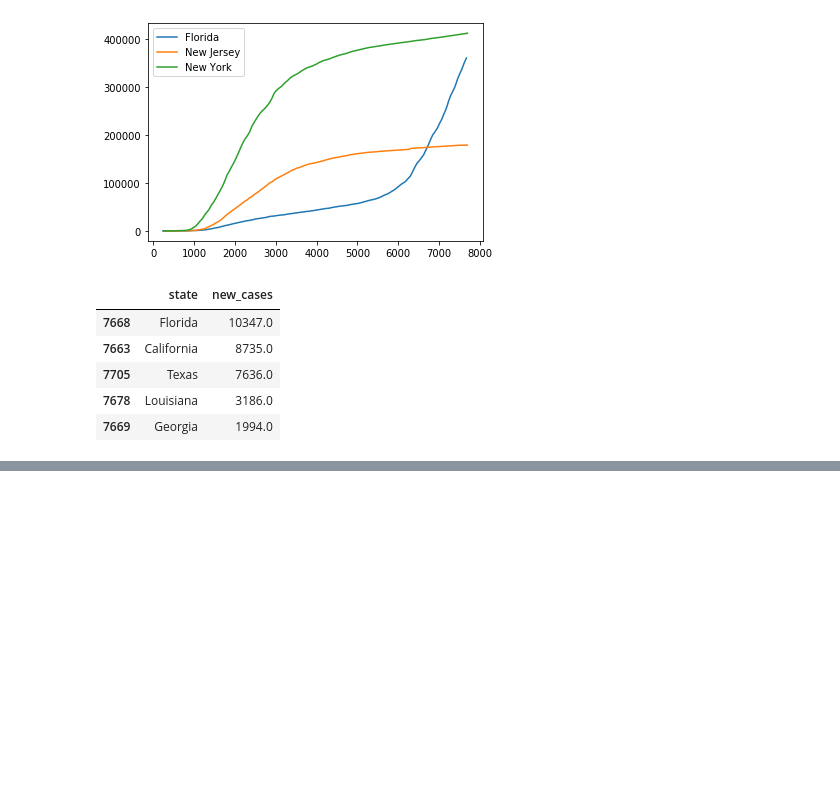
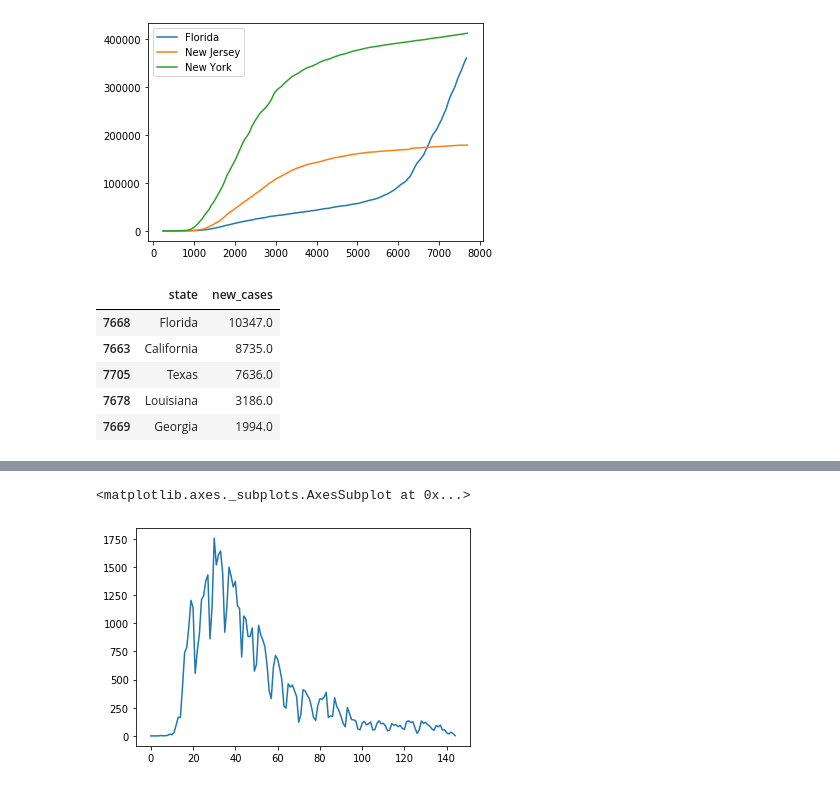
Before and after one commit to tlzhu19/covid19-dashboard, a Jupyter notebook: covid19_dashboard.ipynb, the cells around one changed output, grey strips where cells are left out. Cells and saved outputs as stored; diff of their text form; code cells hidden in the pictures; blank space fills up the shorter version.

```diff
--- a/covid19_dashboard.ipynb
+++ b/covid19_dashboard.ipynb
@@ -59,0 +102,5 @@ states_df[states_df ['date']==states_df['date'].max()].sort_values('new_cases',
+# %%
+nyc_boro_df.BK_CASE_COUNT.plot()
+# %% [output]
+<matplotlib.axes._subplots.AxesSubplot at 0x...>
+[figure, added]
```
Also changed, not shown: parts of 8 cells of this notebook.
